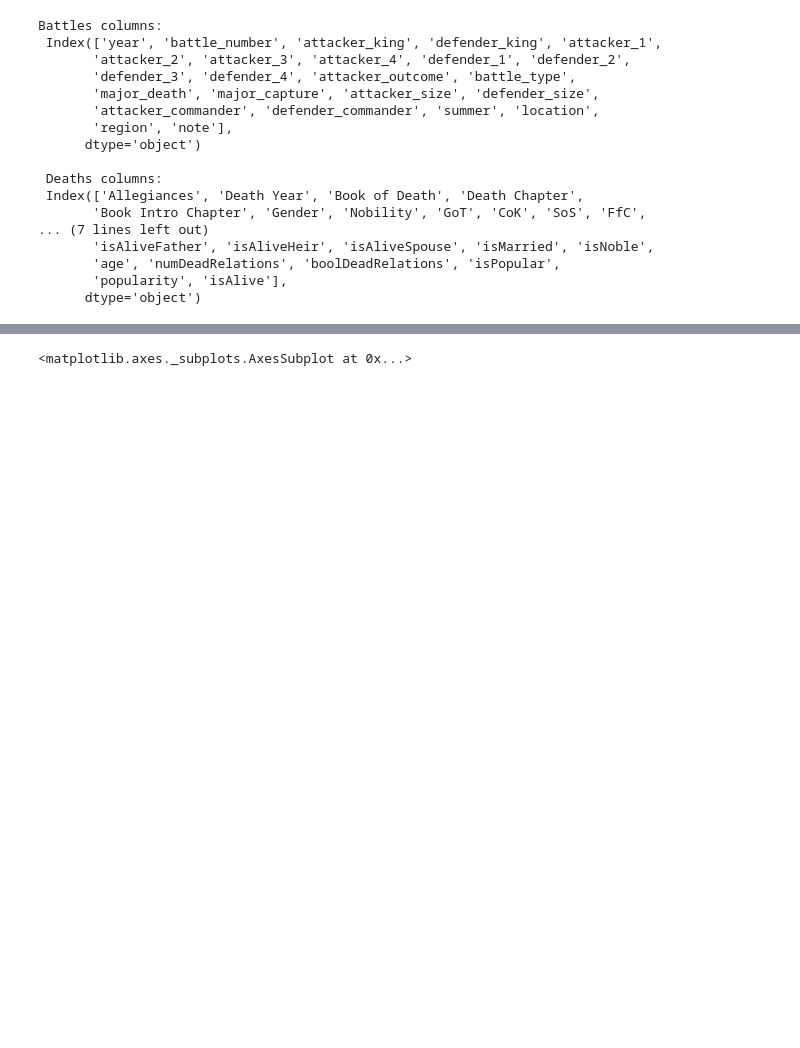
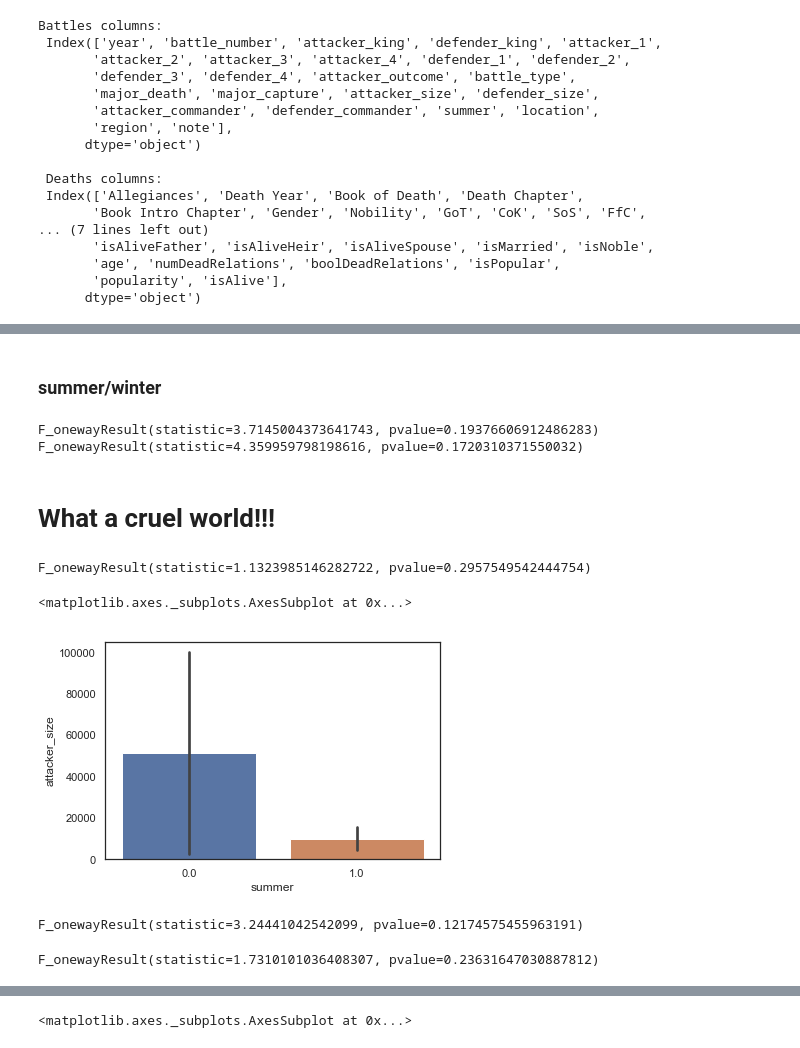
Before and after one commit to MariaPershina/ACC_Final, a Jupyter notebook: GameOfThrones.Group7.ipynb, the cells around one changed output, grey strips where cells are left out. Drawn from its saved outputs; the diff is of its cells as text; code cells hidden in the pictures; blank space fills up the shorter version.

```diff
--- a/GameOfThrones.Group7.ipynb
+++ b/GameOfThrones.Group7.ipynb
@@ -63,0 +43,29 @@ battles
+# %% [markdown]
+### summer/winter
+# %%
+mean = battles.groupby("summer").mean().reset_index()
+print(scp.stats.f_oneway(mean['defender_size'], mean['summer']),
+      scp.stats.f_oneway(mean['attacker_size'], mean['summer']))
+# %% [output]
+F_onewayResult(statistic=3.7145004373641743, pvalue=0.19376606912486283) F_onewayResult(statistic=4.359959798198616, pvalue=0.1720310371550032)
+# %% [markdown]
+# What a cruel world!!!
+# %%
+battles_clean =battles[["defender_size", "attacker_size"]].dropna()
+scp.stats.f_oneway(battles_clean['defender_size'], battles_clean['attacker_size'])
+# %% [output]
+F_onewayResult(statistic=1.1323985146282722, pvalue=0.2957549542444754)
+# %%
+out=battles.groupby(["summer", 'attacker_outcome'])['attacker_size', 'defender_size'].mean().reset_index()
+sns.barplot(x = "summer", y= 'attacker_size', data=out)
+# %% [output]
+<matplotlib.axes._subplots.AxesSubplot at 0x...>
+[figure, added]
+# %%
+scp.stats.f_oneway(out['defender_size'], out['summer'])
+# %% [output]
+F_onewayResult(statistic=3.24441042542099, pvalue=0.12174575455963191)
+# %%
+scp.stats.f_oneway(out['attacker_size'], out['summer'])
+# %% [output]
+F_onewayResult(statistic=1.7310101036408307, pvalue=0.23631647030887812)
```
Also changed, not shown: parts of 15 cells of this notebook.
